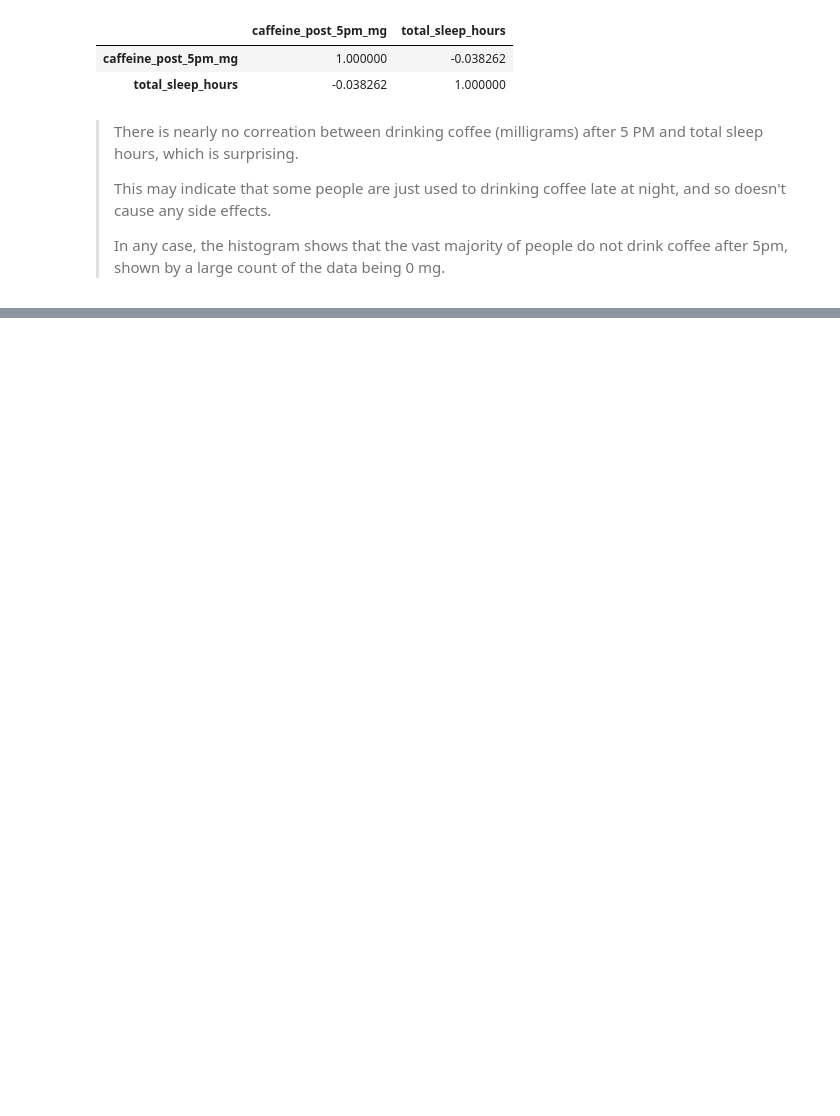
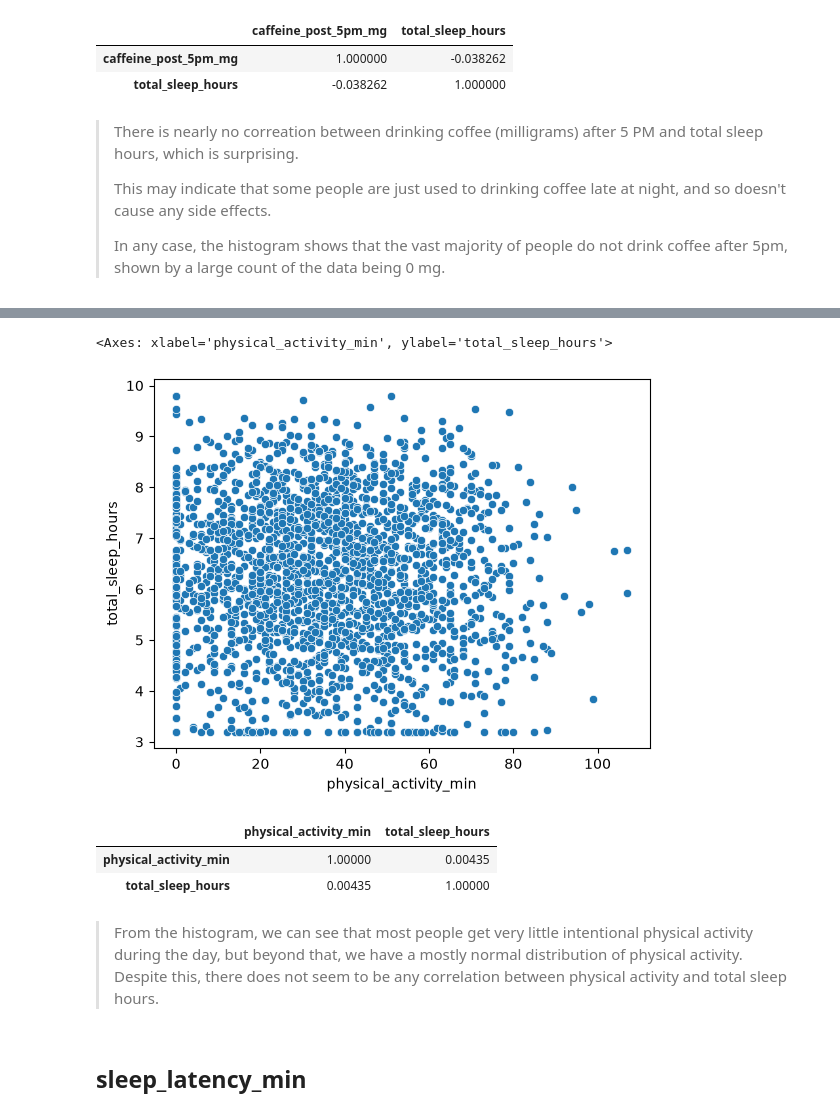
Before and after one commit to danielphilip12/Sleep-Debt, a Jupyter notebook: notebooks/01_eda.ipynb, the cells around one changed output, grey strips where cells are left out. Saved outputs shown, nothing was run; the diff lists cells and outputs as text; code cells hidden in the pictures; blank space fills up the shorter version.

Commit message:
Add sleep latency analysis

```diff
--- a/notebooks/01_eda.ipynb
+++ b/notebooks/01_eda.ipynb
@@ -346,0 +376,15 @@ df[['caffeine_post_5pm_mg', target]].corr()
+# %%
+sns.scatterplot(data=df.sample(frac=0.25), x='physical_activity_min', y=target)
+# %% [output]
+<Axes: xlabel='physical_activity_min', ylabel='total_sleep_hours'>
+[figure, added]
+# %%
+df[['physical_activity_min', target]].corr()
+# %% [output]
+|  | physical_activity_min | total_sleep_hours |
+| physical_activity_min | 1.00000 | 0.00435 |
+| total_sleep_hours | 0.00435 | 1.00000 |
+# %% [markdown]
+> From the histogram, we can see that most people get very little intentional physical activity during the day, but beyond that, we have a mostly normal distribution of physical activity. Despite this, there does not seem to be any correlation between physical activity and total sleep hours.
+# %% [markdown]
+## sleep_latency_min
```
Also changed, not shown: parts of 13 cells of this notebook, 1 other file.
